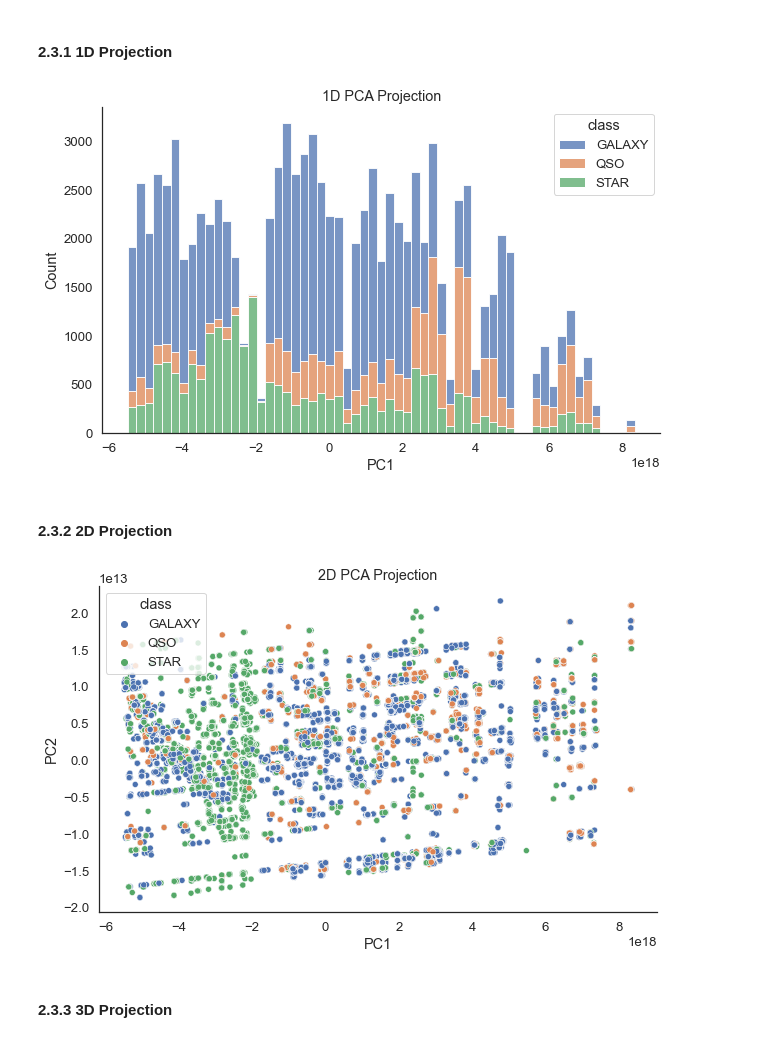
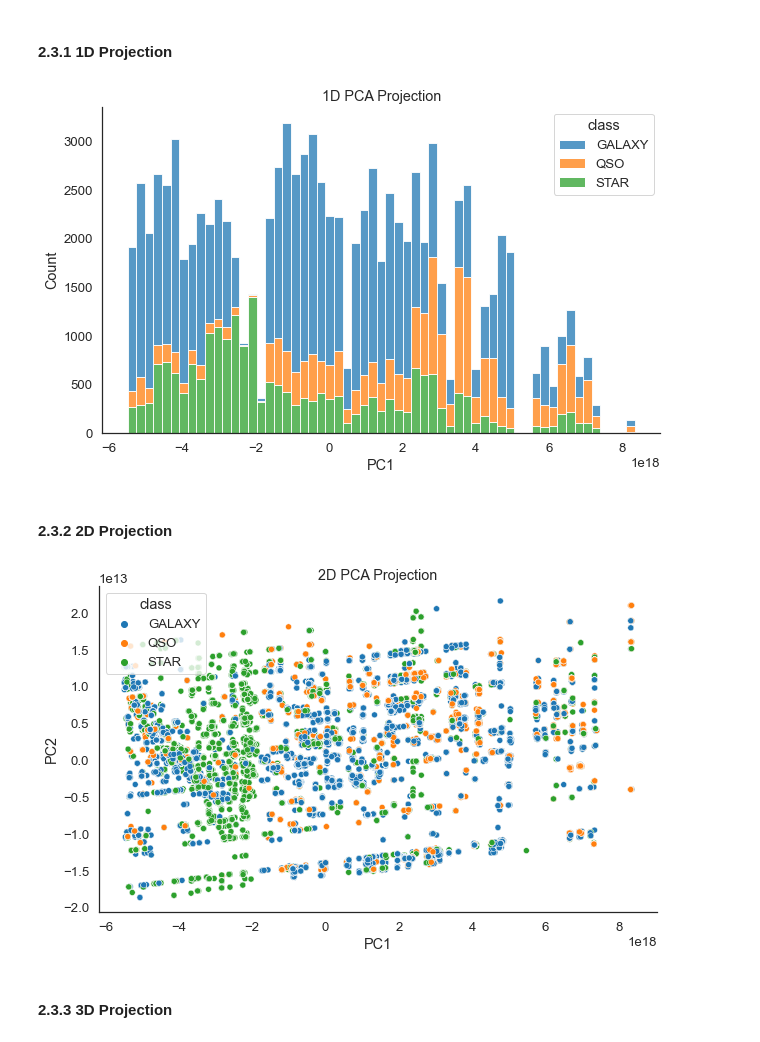
Before and after one commit to mcqueg/Unsupervised_ML, a Jupyter notebook: Dimensionality_Reduction.ipynb, the cells around one changed output. Cells and saved outputs as stored; diff of their text form; code cells hidden in the pictures.

```diff
--- a/Dimensionality_Reduction.ipynb
+++ b/Dimensionality_Reduction.ipynb
@@ -206,17 +203,17 @@ def PCA(data, n):
 # %%
 # create the one dimensional data and set the column to be the 1st principal component
 pca_one_df = pd.DataFrame(PCA(X, 1), columns=['PC1'])
 # join the classes back to the observations
 pca_one_df = pd.concat([pca_one_df, classes_df], axis=1)
 
 # plot the new df to view the class seperation
 f, ax = plt.subplots(figsize=(10, 6))
 sns.despine(f)
-sns.histplot(pca_one_df, x = 'PC1', hue = "class", multiple='stack', palette='deep')
+sns.histplot(pca_one_df, x = 'PC1', hue = "class", multiple='stack')
 plt.title("1D PCA Projection")
 plt.show()
 # %% [output]
-[figure, old version]
+[figure, new version]
 # %% [markdown]
 #### 2.3.2 2D Projection <a class="anchor" id="pca2"></a>
 # %%
@@ -230,11 +227,11 @@ pca_two_df = pd.concat([pca_two_df, classes_df], axis=1)
 # plot the new df to view the class seperation
 f, ax = plt.subplots(figsize=(10, 6))
 sns.despine(f)
-sns.scatterplot(data = pca_two_df, x = 'PC1', y = 'PC2', hue = "class", palette='deep')
+sns.scatterplot(data = pca_two_df, x = 'PC1', y = 'PC2', hue = "class")
 plt.title("2D PCA Projection")
 plt.show()
 # %% [output]
-[figure, old version]
+[figure, new version]
 # %% [markdown]
 #### 2.3.3 3D Projection <a class="anchor" id="pca3"></a>
 # %%
```
Also changed, not shown: parts of 17 cells of this notebook.
